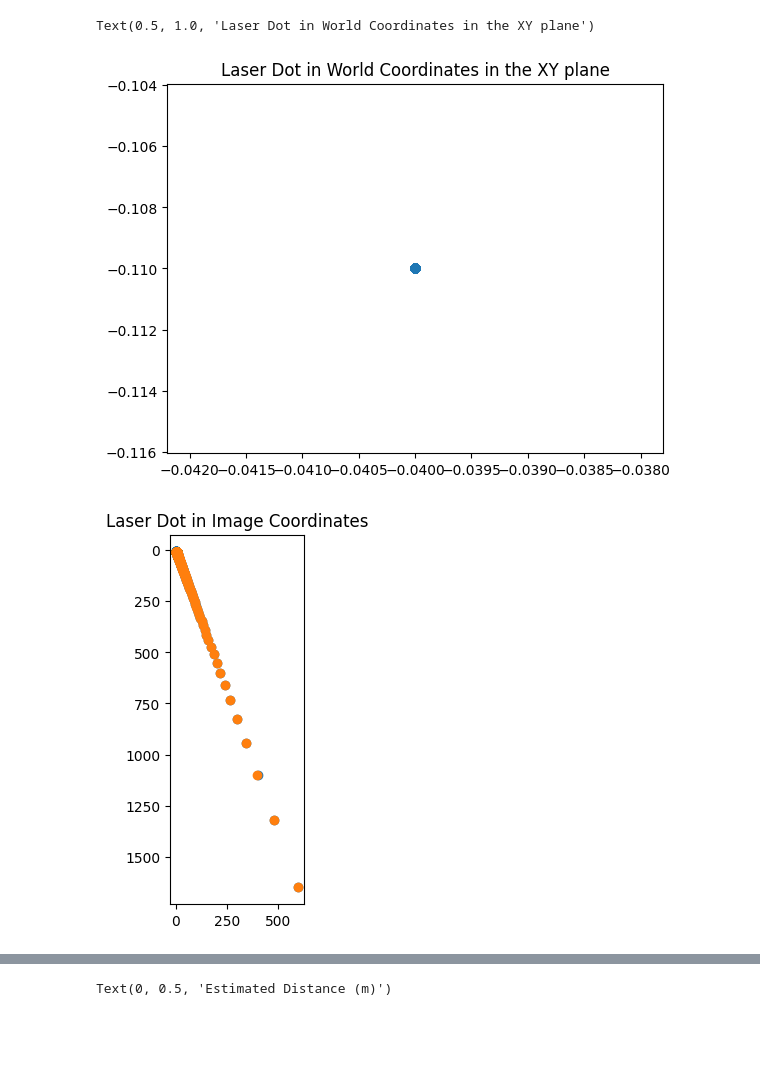
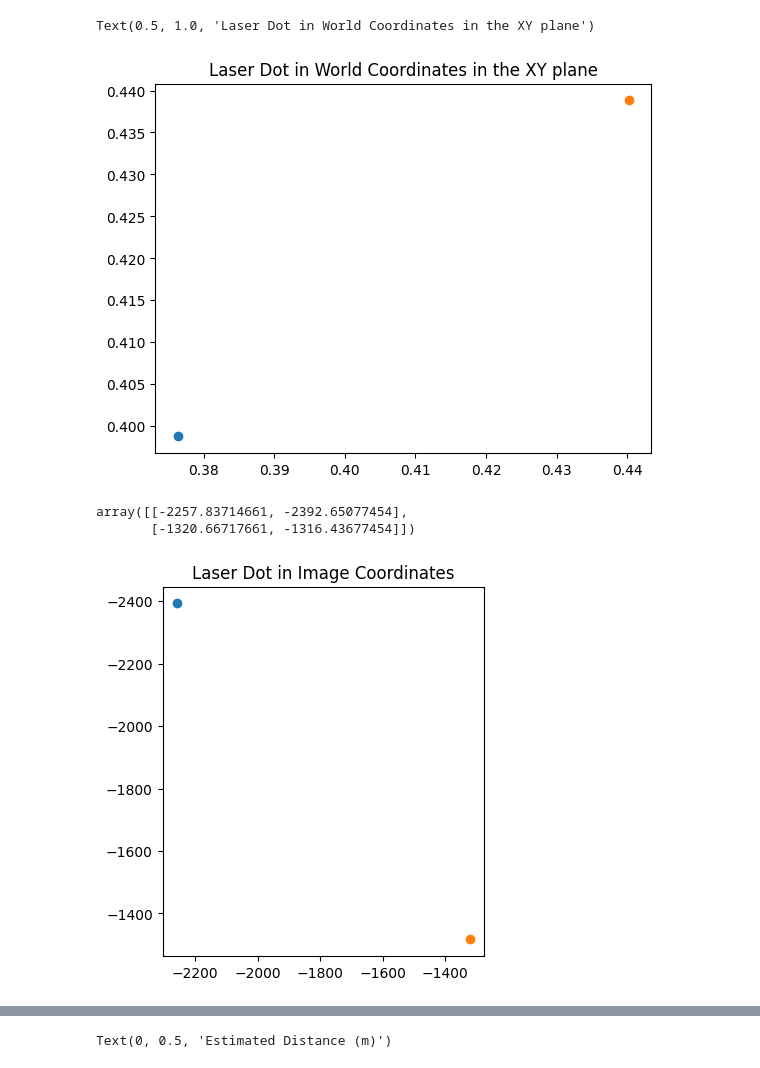
Before and after one commit to UCSD-E4E/fishsense-docs, a Jupyter notebook: laser_parallax/laser_test.ipynb, the cells around one changed output, grey strips where cells are left out. Saved outputs shown, nothing was run; the diff lists cells and outputs as text; code cells hidden in the pictures; blank space fills up the shorter version.

```diff
--- a/laser_parallax/laser_test.ipynb
+++ b/laser_parallax/laser_test.ipynb
@@ -3,15 +3,18 @@ from laser_parallax import compute_world_point
 import numpy as np
 import matplotlib.pyplot as plt
 # %%
-distances = np.linspace(0.2, 50, 1000)
+# distances = np.linspace(0.2, 50, 5000)
+distances = np.array([0.5, 1])
 # %%
 sensor_size_px = np.array([4000, 3000])
 pixel_pitch_mm = 0.0015
 focal_length_mm = 4.5
-laser_origin = np.array([-0.04, -0.11, 0])
-laser_axis = np.array([0.0, 0, 1])
-laser_axis /= np.linalg.norm(laser_axis)
-
+# laser_origin = np.array([-0.04, -0.11, 0])
+# laser_axis = np.array([0.0, 0, 1])
+# laser_axis /= np.linalg.norm(laser_axis)
+laser_axis = np.array([0.12640466, 0.07917992, 0.98883114])
+laser_origin = np.array([0.31238999, 0.358738, 0])
+# [0.12640466 0.07917992 0.98883114 0.31238999 0.358738 ]
 camera_params = (focal_length_mm, sensor_size_px[0], sensor_size_px[1], pixel_pitch_mm)
 # %%
 plane_normal = np.array([0, 0, 1])
@@ -42,19 +45,26 @@ for distance in distances:
 world_coordinates = np.array(world_coordinates)
 laser_dots = np.array(laser_dots)
 # %%
-plt.scatter(laser_dots[:,0], laser_dots[:,1])
+plt.scatter(laser_dots[0,0], laser_dots[0,1])
+plt.scatter(laser_dots[1,0], laser_dots[1,1])
 plt.title('Laser Dot in World Coordinates in the XY plane')
 # %% [output]
 Text(0.5, 1.0, 'Laser Dot in World Coordinates in the XY plane')
-[figure, old version]
+[figure, new version]
+# %%
+-real_image_coordinates -
+# %% [output]
+array([[-2257.83714661, -2392.65077454],
+       [-1320.66717661, -1316.43677454]])
 # %%
 real_image_coordinates = np.array(real_image_coordinates)
 quantized_image_coordinates = np.array(quantized_image_coordinates)
-plt.scatter(real_image_coordinates[:,0], real_image_coordinates[:,1])
-plt.scatter(quantized_image_coordinates[:,0], quantized_image_coordinates[:,1])
+plt.scatter(real_image_coordinates[0,0], real_image_coordinates[0,1])
+plt.scatter(real_image_coordinates[1,0], real_image_coordinates[1,1])
+# plt.scatter(quantized_image_coordinates[:,0], quantized_image_coordinates[:,1])
 plt.gca().set_aspect('equal')
 plt.title('Laser Dot in Image Coordinates')
 plt.gca().invert_yaxis()
 # %% [output]
-[figure, old version]
+[figure, new version]
 # %%
```
Also changed, not shown: parts of 1 cell of this notebook, 1 other file.
